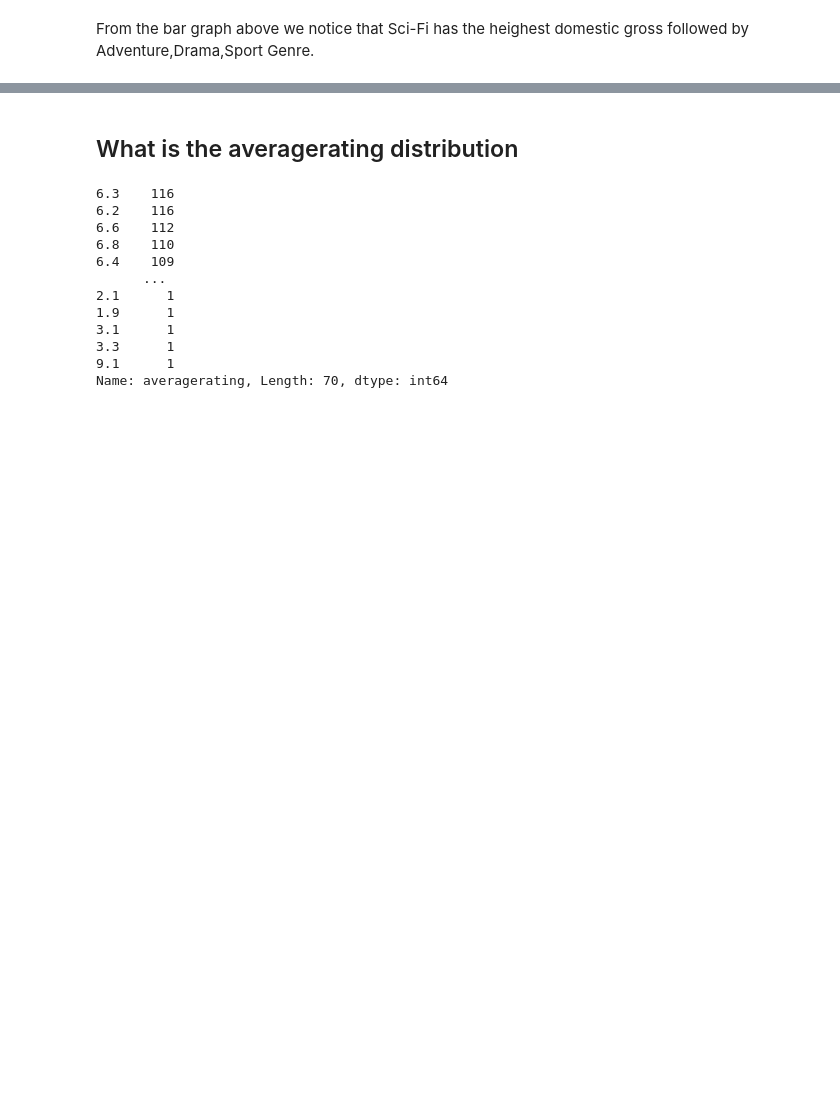
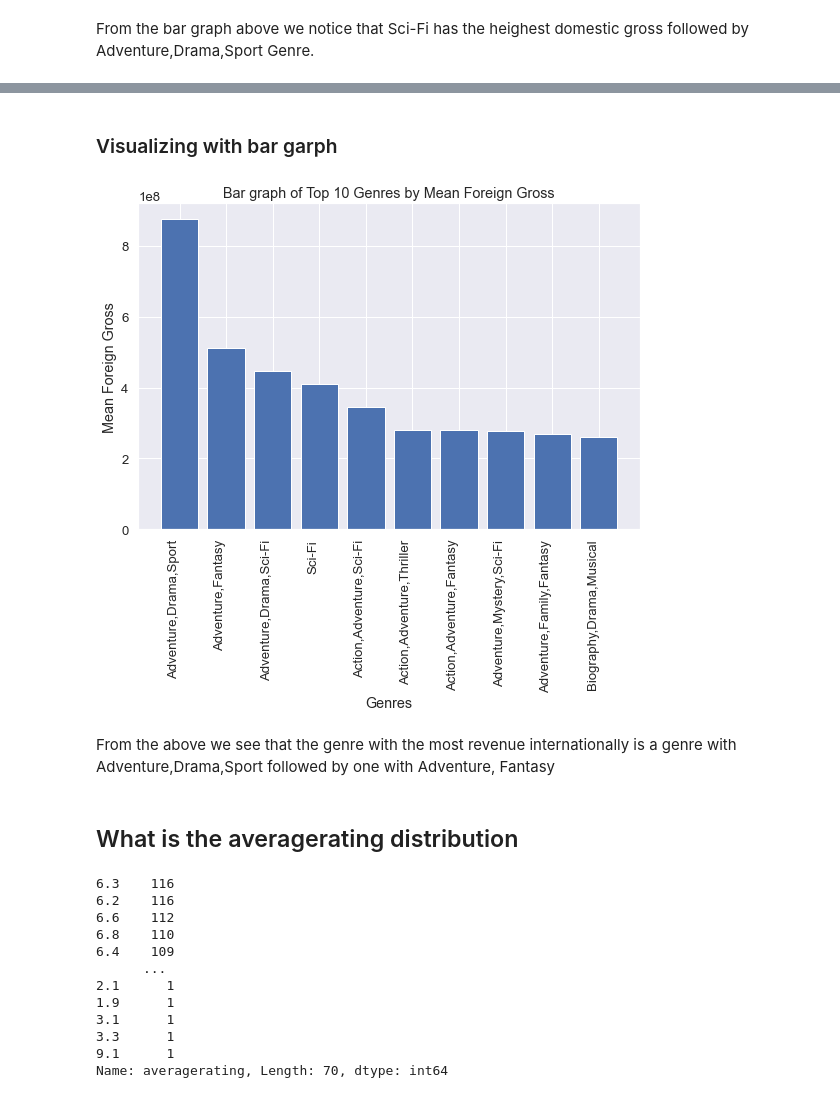
Before and after one commit to Trixiemoek/dsc-phase-1-project, a Jupyter notebook: student.ipynb, the cells around one changed output, grey strips where cells are left out. Drawn from its saved outputs; the diff is of its cells as text; code cells hidden in the pictures; blank space fills up the shorter version.

```diff
--- a/student.ipynb
+++ b/student.ipynb
@@ -434,0 +522,4 @@ From the bar graph above we notice that Sci-Fi has the heighest domestic gross f
+# %%
+# create a variable that stores genres and domestic_gross and sort it in descending order
+profitable_foreign = data.groupby('genres')['foreign_gross'].mean().sort_values(ascending=False)
+profitable_foreign.head(10)
@@ -435,3 +539,20 @@ From the bar graph above we notice that Sci-Fi has the heighest domestic gross f
+# %% [markdown]
+### Visualizing with bar garph
+# %%
+# Create a bar plot that displays the first 10 genres with highest foreign gross
+top_10_foreign= profitable_foreign.head(10)
+plt.subplots(figsize=(9,6))
+plt.bar(x=top_10_foreign.index, height=top_10_foreign.values)
+#set x,y and title labels
+plt.xlabel('Genres')
+plt.ylabel('Mean Foreign Gross')
+plt.title('Bar graph of Top 10 Genres by Mean Foreign Gross')
+plt.xticks(rotation=90, ha = 'right')
+plt.show()
+# %% [output]
+[figure, added]
+# %% [markdown]
+From the above we see that the genre with the most revenue internationally is a genre with Adventure,Drama,Sport followed by one with Adventure, Fantasy
 # %% [markdown]
 ## What is the averagerating distribution
 # %%
```
Also changed, not shown: parts of 29 cells of this notebook.
